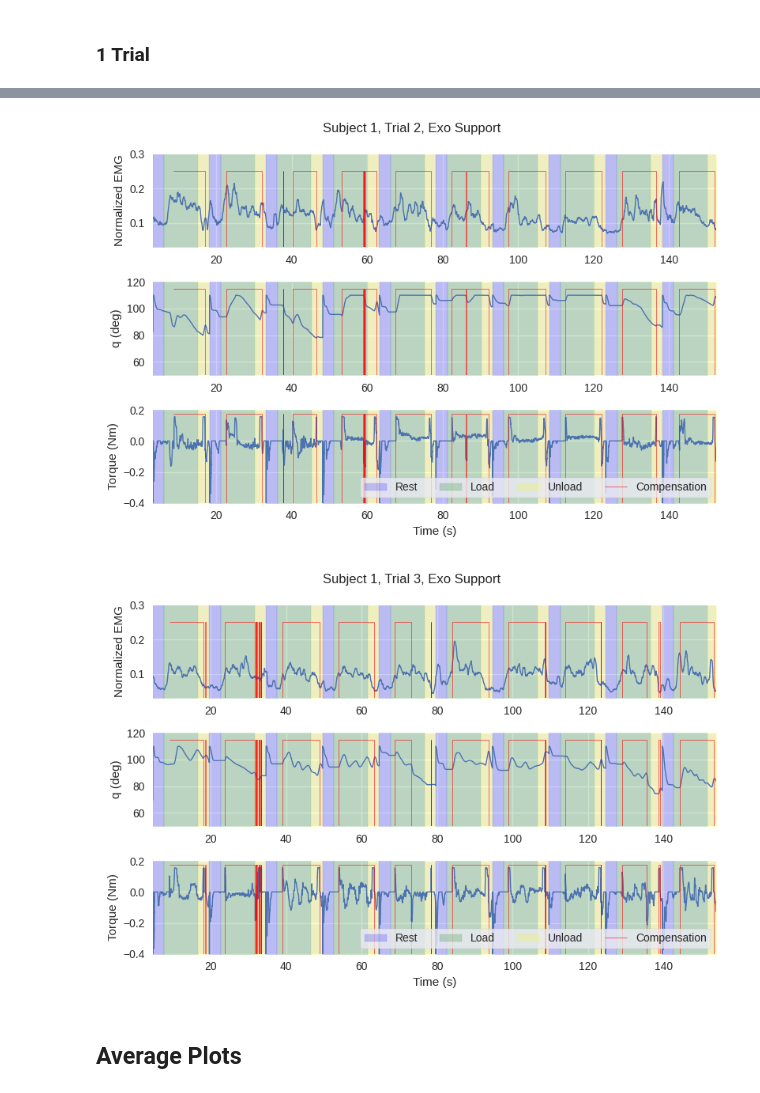
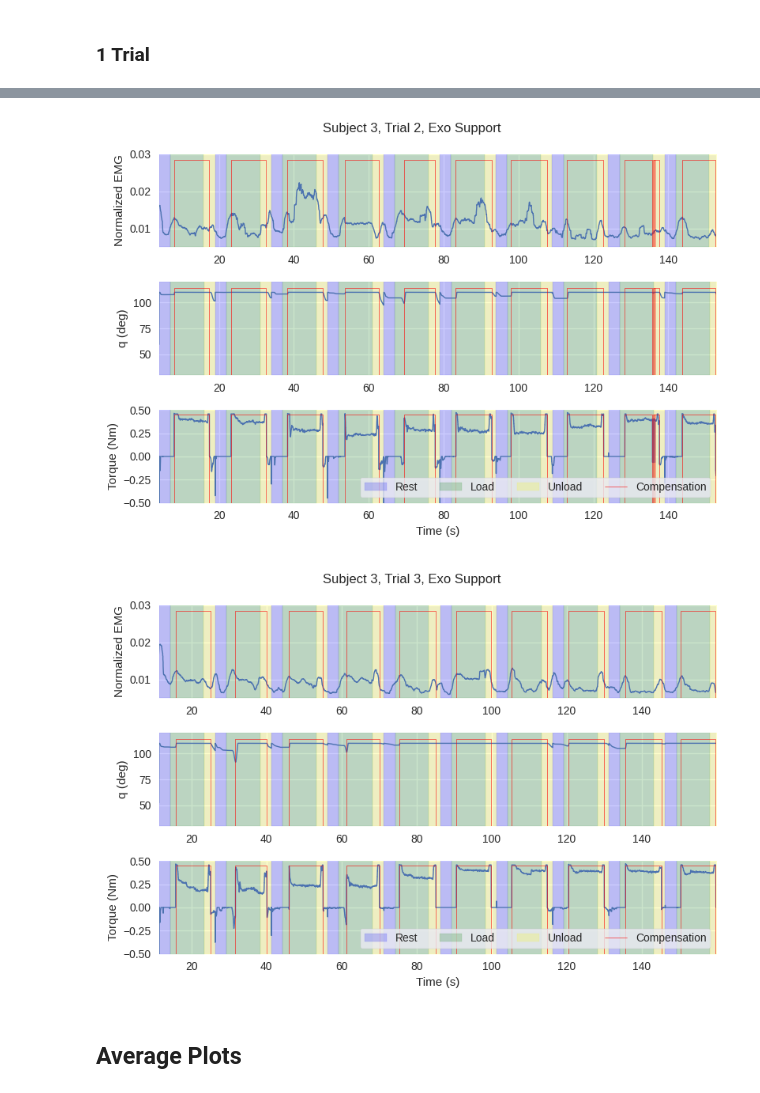
Before and after one commit to Cyberjin7/master_thesis, a Jupyter notebook: analysis/unloading_analysis_clean.ipynb, the cells around one changed output, grey strips where cells are left out. Cells and saved outputs as stored; diff of their text form; code cells hidden in the pictures.

```diff
--- a/analysis/unloading_analysis_clean.ipynb
+++ b/analysis/unloading_analysis_clean.ipynb
@@ -18,10 +18,11 @@ A list of bagreaders is made. One bagreader for each trial. So if an experiment
 # %%
 # directory = '/home/ics-student/students/jinho/MA/repo/predictive-exoskeleton/analysis/data/unloading/06_14_nat_unloading' # uni
 # directory = '/home/jin/work/MT/predictive-exoskeleton/analysis/data/unloading/06_14_nat_unloading' # home
-directory = '/home/jin/work/MT/predictive-exoskeleton/analysis/data/unloading/' # home
+# directory = '/home/jin/work/MT/predictive-exoskeleton/analysis/data/unloading/' # home
+directory = '/home/ics-student/students/jinho/MA/repo/predictive-exoskeleton/analysis/data/unloading/' # uni
 
 anonymize = {1: '06_14_nat_unloading', 2: '06_15_chris_unloading', 3: '06_15_joh_unloading'}
-target = 1
+target = 3
 
 directory = directory + anonymize[target]
 # %%
@@ -229,5 +224,9 @@ plt.tight_layout()
 # %% [markdown]
 ## Overview Plot
+# %%
+limits = [[0.005, 0.03],
+          [30, 120],
+          [-0.5, 0.5]]
 # %% [markdown]
 ### 1 Trial
 # %%
@@ -240,17 +240,19 @@ plt.tight_layout()
 # %%
 i = 1
-figure, axes = eu.plot_overview(trial_type=trial_type_dflist[i], emg=trial_emg_dflist[i], state=trial_state_dflist[i], mass=trial_mass_dflist[i], window=window_length, mvc=mvc_max)
+figure, axes = eu.plot_overview(trial_type=trial_type_dflist[i], emg=trial_emg_dflist[i], state=trial_state_dflist[i], mass=trial_mass_dflist[i],
+                                window=window_length, mvc=mvc_max, limits=limits)
 figure.suptitle('Subject ' + str(target) + ', Trial ' + str(i+1) + ', Exo Support')
 plt.tight_layout()
 # %% [output]
-[figure, old version]
+[figure, new version]
 # %%
 i = 2
-figure, axes = eu.plot_overview(trial_type=trial_type_dflist[i], emg=trial_emg_dflist[i], state=trial_state_dflist[i], mass=trial_mass_dflist[i], window=window_length, mvc=mvc_max)
+figure, axes = eu.plot_overview(trial_type=trial_type_dflist[i], emg=trial_emg_dflist[i], state=trial_state_dflist[i], mass=trial_mass_dflist[i],
+                                window=window_length, mvc=mvc_max, limits=limits)
 figure.suptitle('Subject ' + str(target) + ', Trial ' + str(i+1) + ', Exo Support')
 plt.tight_layout()
 # %% [output]
-[figure, old version]
+[figure, new version]
 # %% [markdown]
 ## Average Plots
 # %%
```
Also changed, not shown: parts of 19 cells of this notebook, 1 other file.
